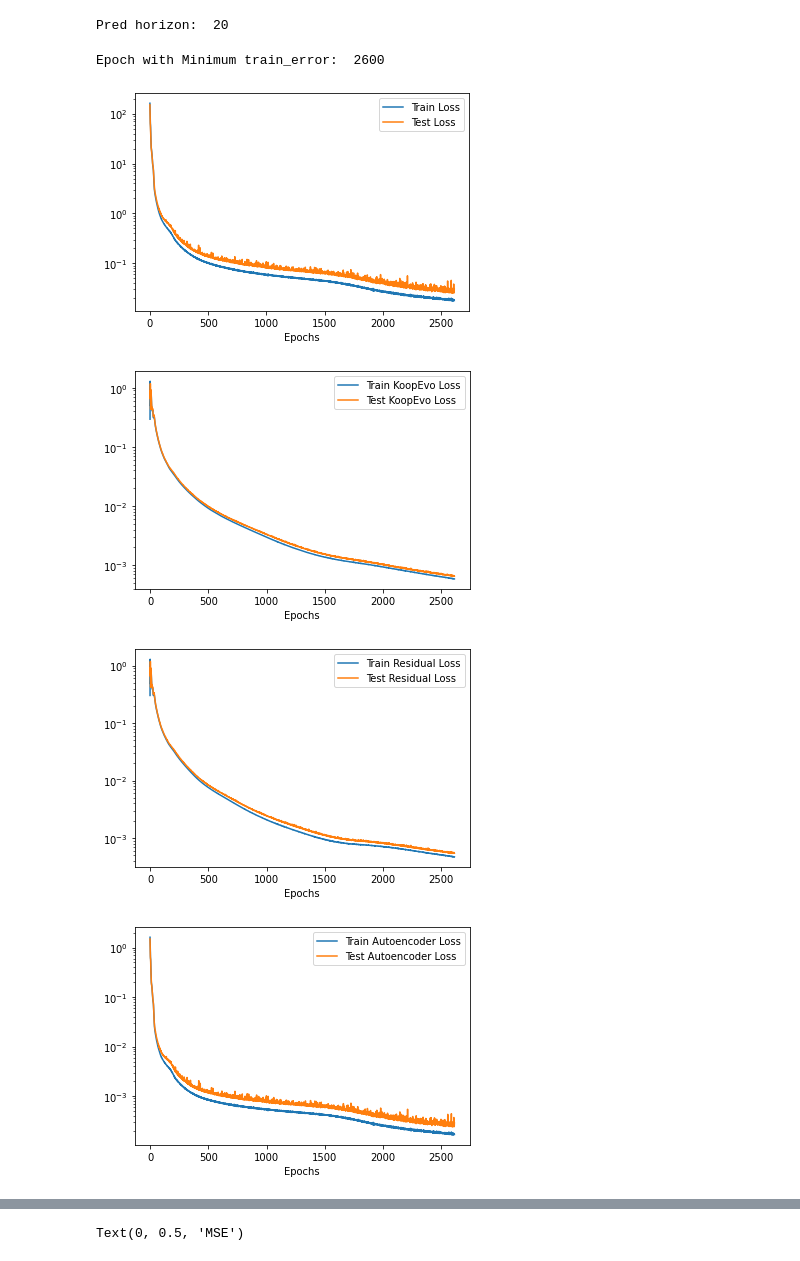
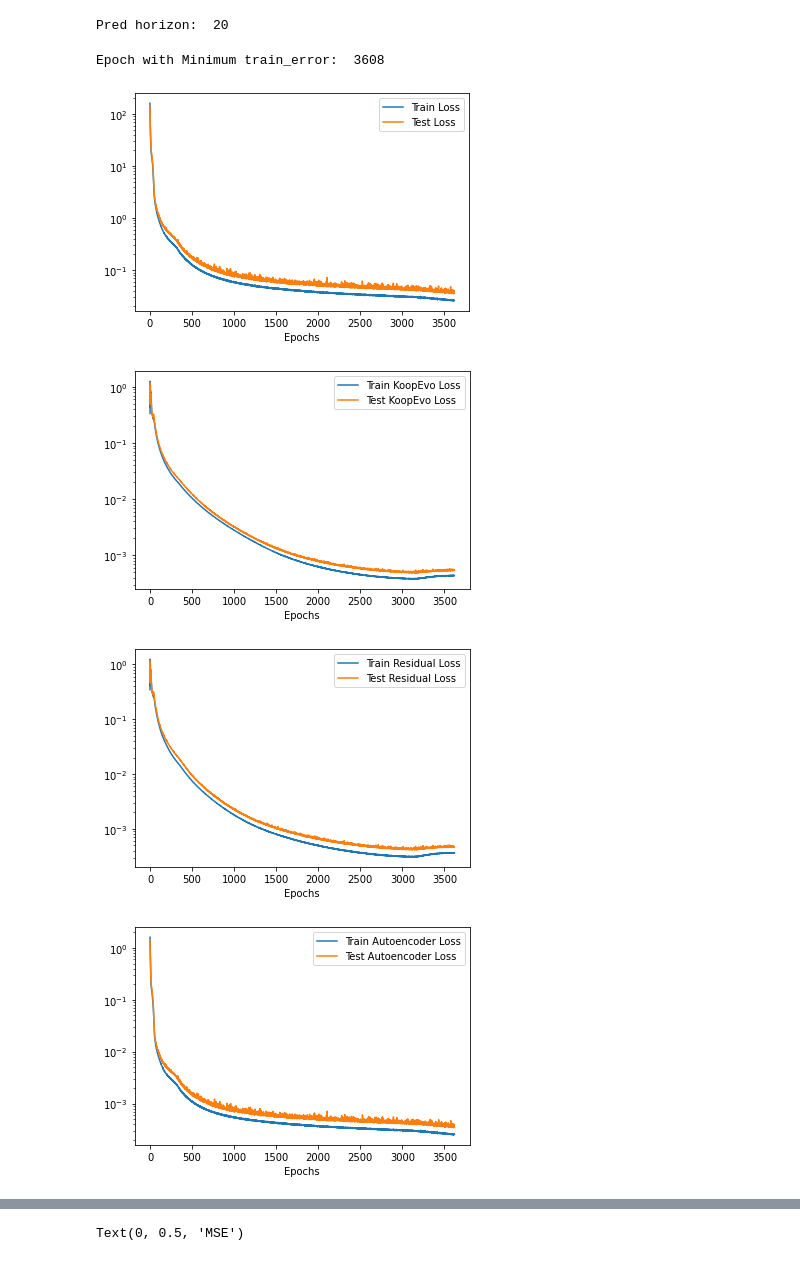
Before and after one commit to RigasLab/MZ-AE, a Jupyter notebook: Notebooks/KS/latest_models_modular_code/Exp6.1.4.3.3_L36_KS_testlargedata_Attention_seqlen.ipynb, the cells around one changed output, grey strips where cells are left out. Cells and saved outputs as stored; diff of their text form; code cells hidden in the pictures.

```diff
--- a/Notebooks/KS/latest_models_modular_code/Exp6.1.4.3.3_L36_KS_testlargedata_Attention_seqlen.ipynb
+++ b/Notebooks/KS/latest_models_modular_code/Exp6.1.4.3.3_L36_KS_testlargedata_Attention_seqlen.ipynb
@@ -17,7 +17,7 @@ from Data.KS.KS_order import KS
 torch.cuda.empty_cache()
 
 
-exp_dir   = "G:/PhD_Imperial/PhD_Projects/MZA_Cluster_Models/KS/Exp6.2.4.3.2_L36_KS_testlargedata_nodropout_numobs"
+exp_dir   = "G:/PhD_Imperial/PhD_Projects/MZA_Cluster_Models/KS/Latest_Trained/Exp6.1.4.3.3_L36_KS_testlargedata_Attention_seqlen"
 
 
 # pickle.load(open("Trained_Models/Cluster_Models/Exp4.2.4_Transient_2DCyl_MULTISTEP_numobstest_with_seqmodel_switch/sl33_nhu40_numobs3_bs16_lr5e-5_ph10/args"))
@@ -25,10 +25,12 @@ models = []
 
 
 exp_name_list = [
-                 "sl49_nhu100_numobs12_bs512_lr5e-5_ph20",\
-                 "sl49_nhu100_numobs16_bs512_lr5e-5_ph20",\
+                 "sl9_nhu100_numobs20_bs512_lr5e-5_ph20",\
+                 "sl17_nhu100_numobs20_bs512_lr5e-5_ph20",\
+                 "sl33_nhu100_numobs20_bs512_lr5e-5_ph20",\
                  "sl49_nhu100_numobs20_bs512_lr5e-5_ph20",\
-                 "sl49_nhu100_numobs24_bs512_lr5e-5_ph20",\
+                 "sl65_nhu100_numobs20_bs512_lr5e-5_ph20"
+                #  "sl129_nhu100_numobs20_bs512_lr5e-5_ph20_2",\
                 #  "sl65_nhu40_numobs8_bs512_lr5e-5_ph20_2",\
                 #  "sl129_nhu40_numobs8_bs512_lr5e-5_ph20_2"
                 ]
@@ -67,10 +85,10 @@ print("Pred horizon: ", models[0].pred_horizon)
 Pred horizon:  20
 # %%
 #plot learning curves
-models[3].plot_learning_curves()
+models[2].plot_learning_curves()
 # %% [output]
-Epoch with Minimum train_error:  2600
+Epoch with Minimum train_error:  3608
-[figure, old version]
+[figure, new version]
-[figure, old version]
+[figure, new version]
-[figure, old version]
+[figure, new version]
-[figure, old version]
+[figure, new version]
```
Also changed, not shown: parts of 4 cells of this notebook, 18 other files.
